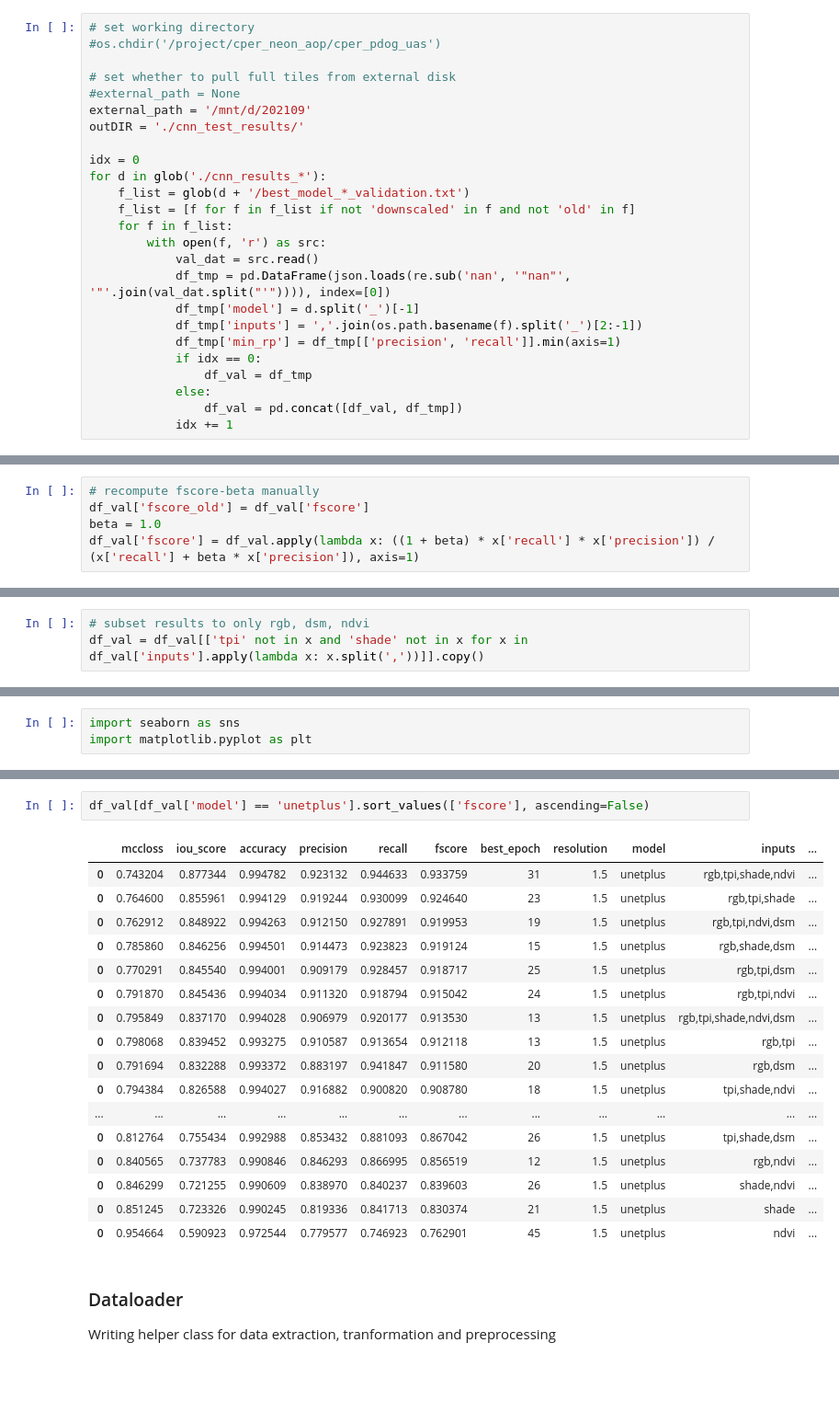
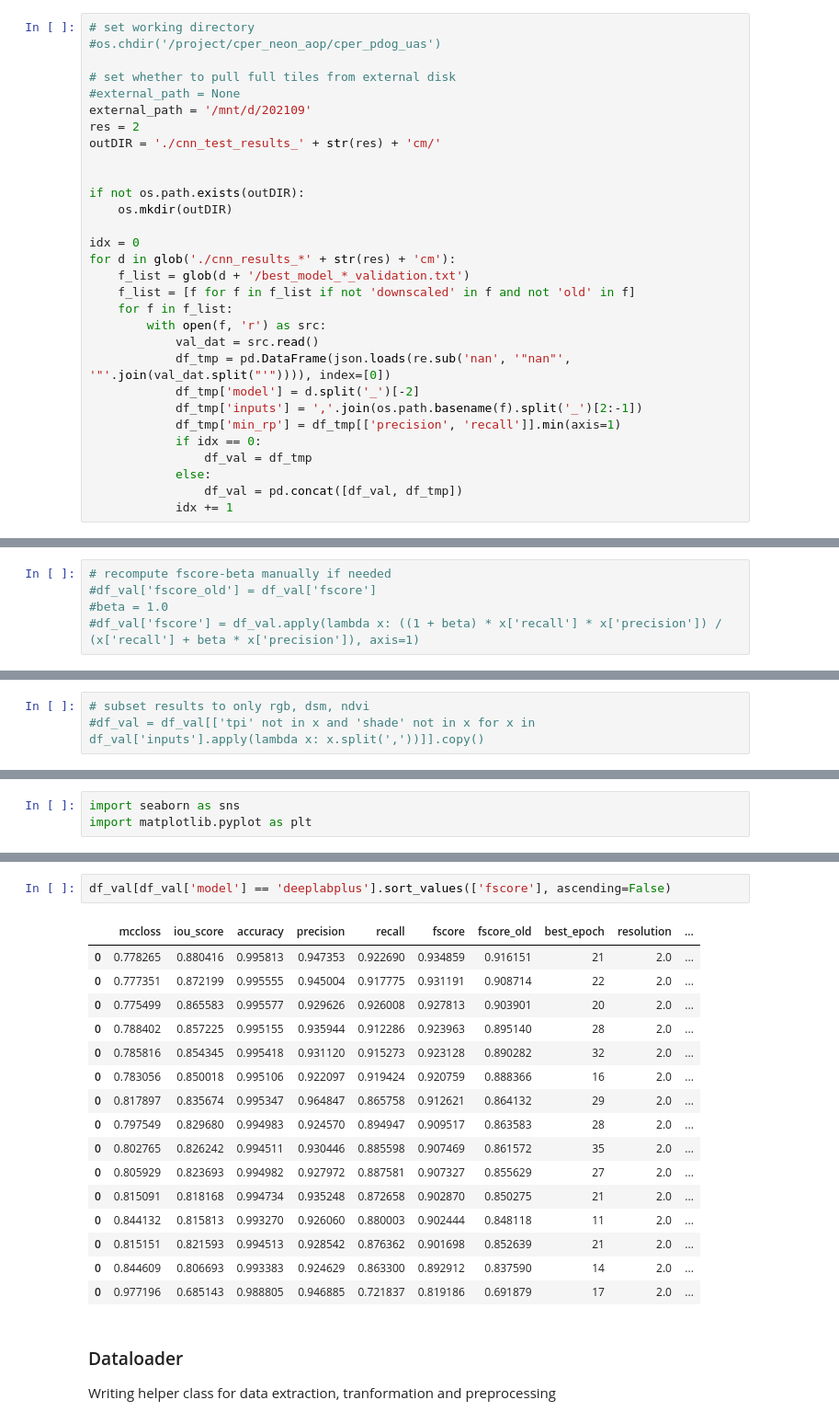
Before and after one commit to kearney-sp/cper_pdog, a Jupyter notebook: cnn_seg_validate_iter.ipynb, the cells around one changed output, grey strips where cells are left out. Shown at 92% size. Saved outputs shown, nothing was run; the diff lists cells and outputs as text; blank space fills up the shorter version.

```diff
--- a/cnn_seg_validate_iter.ipynb
+++ b/cnn_seg_validate_iter.ipynb
@@ -12,17 +13,22 @@ import numpy as np
 # set whether to pull full tiles from external disk
 #external_path = None
 external_path = '/mnt/d/202109'
-outDIR = './cnn_test_results/'
+res = 2
+outDIR = './cnn_test_results_' + str(res) + 'cm/'
+
+
+if not os.path.exists(outDIR):
+    os.mkdir(outDIR)
 
 idx = 0
-for d in glob('./cnn_results_*'):
+for d in glob('./cnn_results_*' + str(res) + 'cm'):
     f_list = glob(d + '/best_model_*_validation.txt')
     f_list = [f for f in f_list if not 'downscaled' in f and not 'old' in f]
     for f in f_list:
         with open(f, 'r') as src:
             val_dat = src.read()
             df_tmp = pd.DataFrame(json.loads(re.sub('nan', '"nan"', '"'.join(val_dat.split("'")))), index=[0])
-            df_tmp['model'] = d.split('_')[-1]
+            df_tmp['model'] = d.split('_')[-2]
             df_tmp['inputs'] = ','.join(os.path.basename(f).split('_')[2:-1])
             df_tmp['min_rp'] = df_tmp[['precision', 'recall']].min(axis=1)
             if idx == 0:
@@ -34,7 +40,7 @@ for d in glob('./cnn_results_*'):
 # get number of inputs for each model for plotting
 df_val['n_inputs'] = df_val['inputs'].apply(lambda x: len(x.split(',')))
 # %%
-# recompute fscore-beta manually
-df_val['fscore_old'] = df_val['fscore']
-beta = 1.0
-df_val['fscore'] = df_val.apply(lambda x: ((1 + beta) * x['recall'] * x['precision']) / (x['recall'] + beta * x['precision']), axis=1)
+# recompute fscore-beta manually if needed
+#df_val['fscore_old'] = df_val['fscore']
+#beta = 1.0
+#df_val['fscore'] = df_val.apply(lambda x: ((1 + beta) * x['recall'] * x['precision']) / (x['recall'] + beta * x['precision']), axis=1)
@@ -56,6 +47,6 @@ Name: inputs, Length: 124, dtype: object
 # %%
 # subset results to only rgb, dsm, ndvi
-df_val = df_val[['tpi' not in x and 'shade' not in x for x in df_val['inputs'].apply(lambda x: x.split(','))]].copy()
+#df_val = df_val[['tpi' not in x and 'shade' not in x for x in df_val['inputs'].apply(lambda x: x.split(','))]].copy()
 # %%
 # get average scores by inputs
 df_val['fscore_avg_inputs'] = df_val.groupby('inputs')['fscore'].transform(lambda x: x.mean())
@@ -161,23 +152,22 @@ plt.show()
 # %%
-df_val[df_val['model'] == 'unetplus'].sort_values(['fscore'], ascending=False)
+df_val[df_val['model'] == 'deeplabplus'].sort_values(['fscore'], ascending=False)
 # %% [output]
-|  | mccloss | iou_score | accuracy | precision | recall | fscore | best_epoch | resolution | model | inputs | ... |
-| 0 | 0.743204 | 0.877344 | 0.994782 | 0.923132 | 0.944633 | 0.933759 | 31 | 1.5 | unetplus | rgb,tpi,shade,ndvi | ... |
-| 0 | 0.764600 | 0.855961 | 0.994129 | 0.919244 | 0.930099 | 0.924640 | 23 | 1.5 | unetplus | rgb,tpi,shade | ... |
-| 0 | 0.762912 | 0.848922 | 0.994263 | 0.912150 | 0.927891 | 0.919953 | 19 | 1.5 | unetplus | rgb,tpi,ndvi,dsm | ... |
-| 0 | 0.785860 | 0.846256 | 0.994501 | 0.914473 | 0.923823 | 0.919124 | 15 | 1.5 | unetplus | rgb,shade,dsm | ... |
-| 0 | 0.770291 | 0.845540 | 0.994001 | 0.909179 | 0.928457 | 0.918717 | 25 | 1.5 | unetplus | rgb,tpi,dsm | ... |
-| 0 | 0.791870 | 0.845436 | 0.994034 | 0.911320 | 0.918794 | 0.915042 | 24 | 1.5 | unetplus | rgb,tpi,ndvi | ... |
-| 0 | 0.795849 | 0.837170 | 0.994028 | 0.906979 | 0.920177 | 0.913530 | 13 | 1.5 | unetplus | rgb,tpi,shade,ndvi,dsm | ... |
-| 0 | 0.798068 | 0.839452 | 0.993275 | 0.910587 | 0.913654 | 0.912118 | 13 | 1.5 | unetplus | rgb,tpi | ... |
-| 0 | 0.791694 | 0.832288 | 0.993372 | 0.883197 | 0.941847 | 0.911580 | 20 | 1.5 | unetplus | rgb,dsm | ... |
-| 0 | 0.794384 | 0.826588 | 0.994027 | 0.916882 | 0.900820 | 0.908780 | 18 | 1.5 | unetplus | tpi,shade,ndvi | ... |
-| ... | ... | ... | ... | ... | ... | ... | ... | ... | ... | ... | ... |
-| 0 | 0.812764 | 0.755434 | 0.992988 | 0.853432 | 0.881093 | 0.867042 | 26 | 1.5 | unetplus | tpi,shade,dsm | ... |
-| 0 | 0.840565 | 0.737783 | 0.990846 | 0.846293 | 0.866995 | 0.856519 | 12 | 1.5 | unetplus | rgb,ndvi | ... |
-| 0 | 0.846299 | 0.721255 | 0.990609 | 0.838970 | 0.840237 | 0.839603 | 26 | 1.5 | unetplus | shade,ndvi | ... |
-| 0 | 0.851245 | 0.723326 | 0.990245 | 0.819336 | 0.841713 | 0.830374 | 21 | 1.5 | unetplus | shade | ... |
-| 0 | 0.954664 | 0.590923 | 0.972544 | 0.779577 | 0.746923 | 0.762901 | 45 | 1.5 | unetplus | ndvi | ... |
+|  | mccloss | iou_score | accuracy | precision | recall | fscore | fscore_old | best_epoch | resolution | ... |
+| 0 | 0.778265 | 0.880416 | 0.995813 | 0.947353 | 0.922690 | 0.934859 | 0.916151 | 21 | 2.0 | ... |
+| 0 | 0.777351 | 0.872199 | 0.995555 | 0.945004 | 0.917775 | 0.931191 | 0.908714 | 22 | 2.0 | ... |
+| 0 | 0.775499 | 0.865583 | 0.995577 | 0.929626 | 0.926008 | 0.927813 | 0.903901 | 20 | 2.0 | ... |
+| 0 | 0.788402 | 0.857225 | 0.995155 | 0.935944 | 0.912286 | 0.923963 | 0.895140 | 28 | 2.0 | ... |
+| 0 | 0.785816 | 0.854345 | 0.995418 | 0.931120 | 0.915273 | 0.923128 | 0.890282 | 32 | 2.0 | ... |
+| 0 | 0.783056 | 0.850018 | 0.995106 | 0.922097 | 0.919424 | 0.920759 | 0.888366 | 16 | 2.0 | ... |
+| 0 | 0.817897 | 0.835674 | 0.995347 | 0.964847 | 0.865758 | 0.912621 | 0.864132 | 29 | 2.0 | ... |
+| 0 | 0.797549 | 0.829680 | 0.994983 | 0.924570 | 0.894947 | 0.909517 | 0.863583 | 28 | 2.0 | ... |
+| 0 | 0.802765 | 0.826242 | 0.994511 | 0.930446 | 0.885598 | 0.907469 | 0.861572 | 35 | 2.0 | ... |
+| 0 | 0.805929 | 0.823693 | 0.994982 | 0.927972 | 0.887581 | 0.907327 | 0.855629 | 27 | 2.0 | ... |
+| 0 | 0.815091 | 0.818168 | 0.994734 | 0.935248 | 0.872658 | 0.902870 | 0.850275 | 21 | 2.0 | ... |
+| 0 | 0.844132 | 0.815813 | 0.993270 | 0.926060 | 0.880003 | 0.902444 | 0.848118 | 11 | 2.0 | ... |
+| 0 | 0.815151 | 0.821593 | 0.994513 | 0.928542 | 0.876362 | 0.901698 | 0.852639 | 21 | 2.0 | ... |
+| 0 | 0.844609 | 0.806693 | 0.993383 | 0.924629 | 0.863300 | 0.892912 | 0.837590 | 14 | 2.0 | ... |
+| 0 | 0.977196 | 0.685143 | 0.988805 | 0.946885 | 0.721837 | 0.819186 | 0.691879 | 17 | 2.0 | ... |
 # %% [markdown]
 ### Dataloader
 Writing helper class for data extraction, tranformation and preprocessing
```
Also changed, not shown: parts of 21 cells of this notebook, 24 other files.
